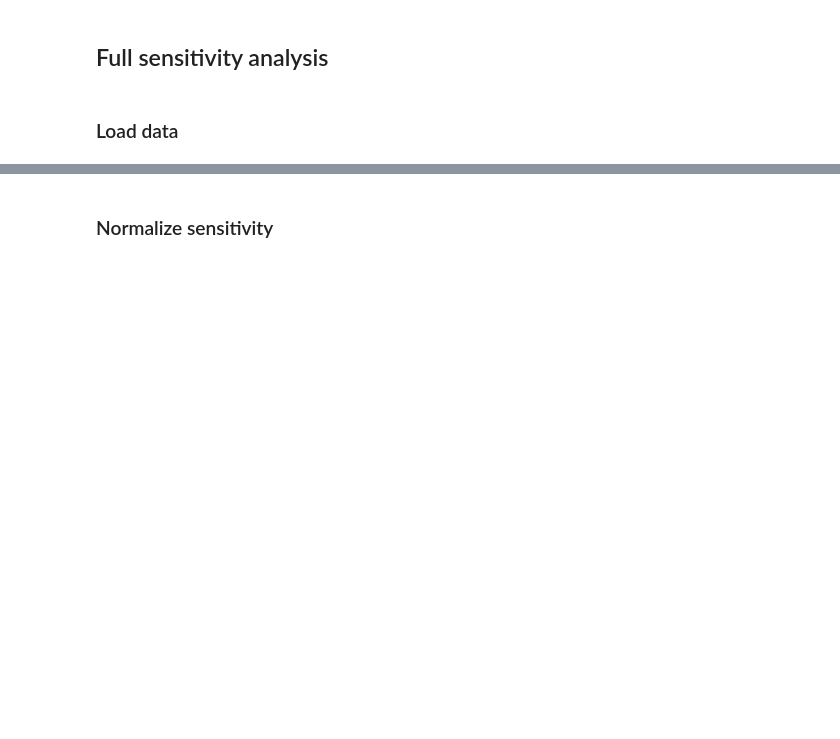
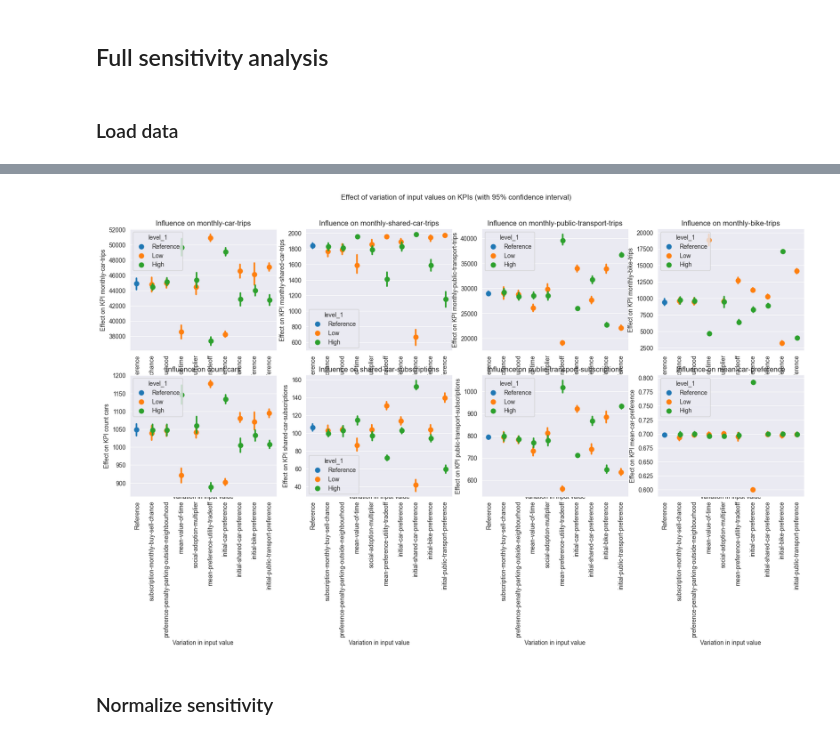
Before and after one commit to EwoutH/SEN9120-ABC, a Jupyter notebook: notebooks/process_sensitivity.ipynb, the cells around one changed output, grey strips where cells are left out. Cells and saved outputs as stored; diff of their text form; code cells hidden in the pictures; blank space fills up the shorter version.

```diff
--- a/notebooks/process_sensitivity.ipynb
+++ b/notebooks/process_sensitivity.ipynb
@@ -77,5 +95,0 @@ KPIs = [
-# %%
-# Create a dictionary with the means
-mean_dict = {}
-for (k, v), df_t in dfs.items():
-    mean_dict[(k, v)] = df_t.iloc[48]
@@ -103,2 +131,16 @@ mean_df
+# %%
+fig, axes = plt.subplots(2,4)
+fig.set_size_inches(20,8)
+g = {}
+for i, KPI in enumerate(KPIs2):
+    g[KPI] = sns.pointplot(plot_df[KPI], y=0, x="level_0", hue="level_1", errorbar=('ci', 95), join=False, dodge=True, ax=axes.flat[i])
+    g[KPI].set_title(f"Influence on {KPI}")
+    g[KPI].set_xticklabels(g[KPI].get_xticklabels(), rotation=90)
+    g[KPI].set_xlabel("Variation in input value")
+    g[KPI].set_ylabel(f"Effect on KPI {KPI}")
+fig.suptitle("Effect of variation of input values on KPIs (with 95% confidence interval)")
+fig.savefig("../images/sensitivity_pointplots_abs.svg", bbox_inches="tight")
+# %% [output]
+[figure, added]
 # %% [markdown]
 ### Normalize sensitivity
```
Also changed, not shown: parts of 16 cells of this notebook, 2 other files.
